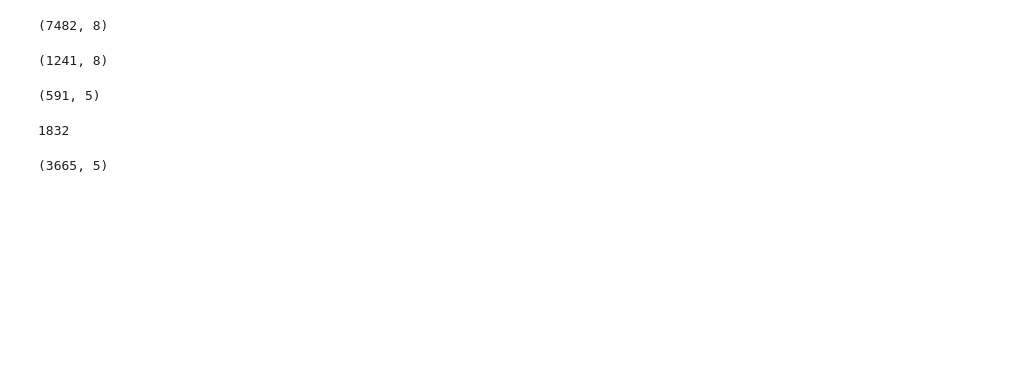
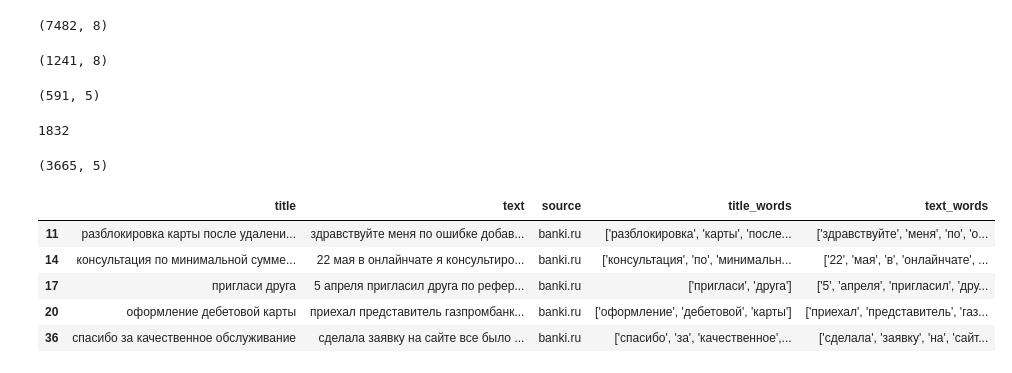
Before and after one commit to Segun228/gazprom_feedback_analyzer_man, a Jupyter notebook: parser/clean_data_add.ipynb, the cells around one changed output. Drawn from its saved outputs; the diff is of its cells as text; code cells hidden in the pictures; blank space fills up the shorter version.

```diff
--- a/parser/clean_data_add.ipynb
+++ b/parser/clean_data_add.ipynb
@@ -142,3 +142,12 @@ sampled_df.to_json(
     "ballanced_dataset.json",
     orient="records"
 )
+# %%
+sampled_df.head()
+# %% [output]
+|  | title | text | source | title_words | text_words |
+| 11 | разблокировка карты после удалени... | здравствуйте меня по ошибке добав... | banki.ru | ['разблокировка', 'карты', 'после... | ['здравствуйте', 'меня', 'по', 'о... |
+| 14 | консультация по минимальной сумме... | 22 мая в онлайнчате я консультиро... | banki.ru | ['консультация', 'по', 'минимальн... | ['22', 'мая', 'в', 'онлайнчате', ... |
+| 17 | пригласи друга | 5 апреля пригласил друга по рефер... | banki.ru | ['пригласи', 'друга'] | ['5', 'апреля', 'пригласил', 'дру... |
+| 20 | оформление дебетовой карты | приехал представитель газпромбанк... | banki.ru | ['оформление', 'дебетовой', 'карты'] | ['приехал', 'представитель', 'газ... |
+| 36 | спасибо за качественное обслуживание | сделала заявку на сайте все было ... | banki.ru | ['спасибо', 'за', 'качественное',... | ['сделала', 'заявку', 'на', 'сайт... |
```
Also changed, not shown: parts of 6 cells of this notebook.
